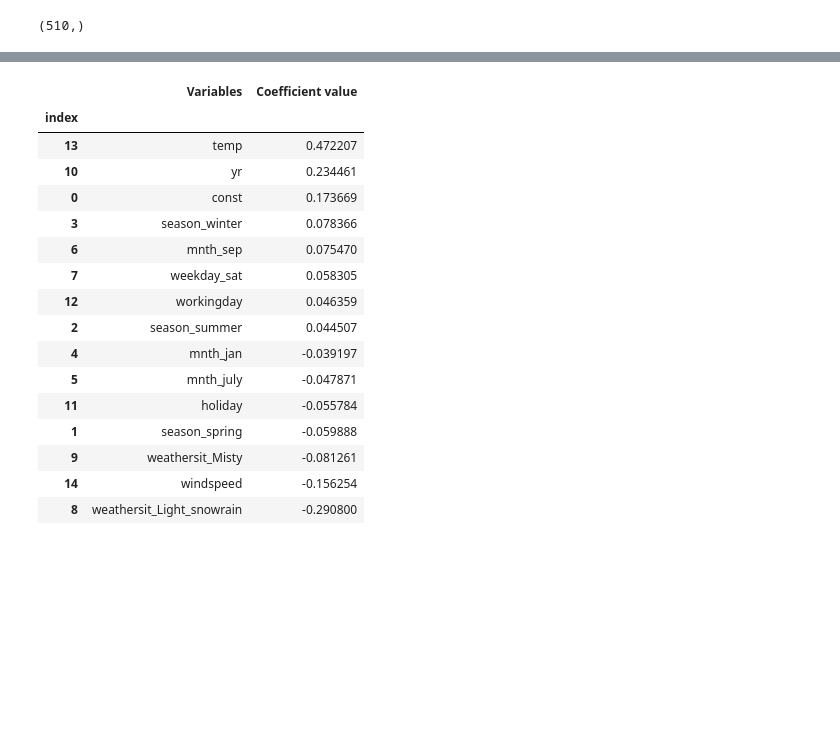
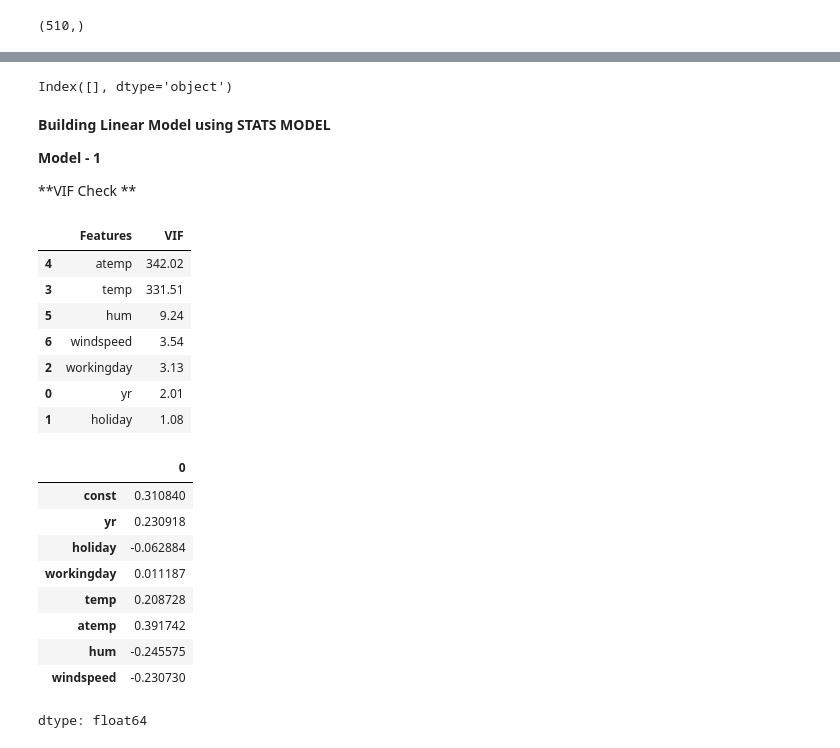
Before and after one commit to anushan1989/BikeSharing, a Jupyter notebook: Bike_sharing_anusha.ipynb, the cells around one changed output, grey strips where cells are left out. Saved outputs shown, nothing was run; the diff lists cells and outputs as text; code cells hidden in the pictures; blank space fills up the shorter version.

```diff
--- a/Bike_sharing_anusha.ipynb
+++ b/Bike_sharing_anusha.ipynb
@@ -670,27 +410,4 @@ Text(0, 0.5, 'y_pred')
-# %%
-
-param = pd.DataFrame(lm_2.params)
-param.insert(0,'Variables',param.index)
-param.rename(columns = {0:'Coefficient value'},inplace = True)
-param['index'] = list(range(0,15))
-param.set_index('index',inplace = True)
-param.sort_values(by = 'Coefficient value',ascending = False,inplace = True)
-param
-# %% [output]
-|  | Variables | Coefficient value |
-| index |  |  |
-| 13 | temp | 0.472207 |
-| 10 | yr | 0.234461 |
-| 0 | const | 0.173669 |
-| 3 | season_winter | 0.078366 |
-| 6 | mnth_sep | 0.075470 |
-| 7 | weekday_sat | 0.058305 |
-| 12 | workingday | 0.046359 |
-| 2 | season_summer | 0.044507 |
-| 4 | mnth_jan | -0.039197 |
-| 5 | mnth_july | -0.047871 |
-| 11 | holiday | -0.055784 |
-| 1 | season_spring | -0.059888 |
-| 9 | weathersit_Misty | -0.081261 |
-| 14 | windspeed | -0.156254 |
-| 8 | weathersit_Light_snowrain | -0.290800 |
+# %%
+X_train.columns[~rfe.support_]
+# %% [output]
+Index([], dtype='object')
@@ -696,0 +417,7 @@ param
+# %% [markdown]
+
+**Building Linear Model using STATS MODEL**
+
+**Model - 1**
+
+**VIF Check **
@@ -696,0 +427,37 @@ param
+# %%
+# Create a dataframe that will contain the names of all the feature variables and their respective VIFs
+vif = pd.DataFrame()
+vif['Features'] = X_train_rfe.columns
+vif['VIF'] = [variance_inflation_factor(X_train_rfe.values, i) for i in range(X_train_rfe.shape[1])]
+vif['VIF'] = round(vif['VIF'], 2)
+vif = vif.sort_values(by = "VIF", ascending = False)
+vif
+# %% [output]
+|  | Features | VIF |
+| 4 | atemp | 342.02 |
+| 3 | temp | 331.51 |
+| 5 | hum | 9.24 |
+| 6 | windspeed | 3.54 |
+| 2 | workingday | 3.13 |
+| 0 | yr | 2.01 |
+| 1 | holiday | 1.08 |
+# %%
+import statsmodels.api as sm
+# Add a constant
+X_train_lm1 = sm.add_constant(X_train_rfe)
+# Create a first fitted model
+lr1 = sm.OLS(y_train, X_train_lm1).fit()
+# Check the parameters obtained
+
+lr1.params
+# %% [output]
+|  | 0 |
+| const | 0.310840 |
+| yr | 0.230918 |
+| holiday | -0.062884 |
+| workingday | 0.011187 |
+| temp | 0.208728 |
+| atemp | 0.391742 |
+| hum | -0.245575 |
+| windspeed | -0.230730 |
+dtype: float64
```
Also changed, not shown: parts of 91 cells of this notebook.
